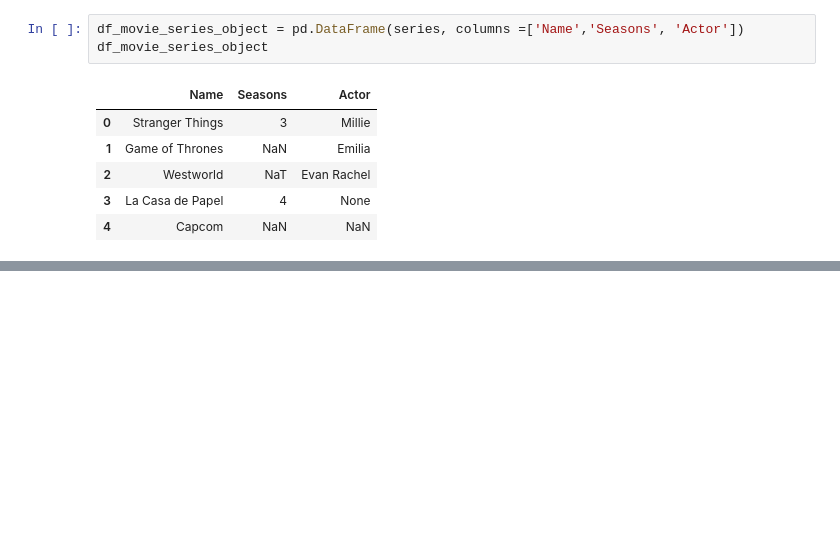
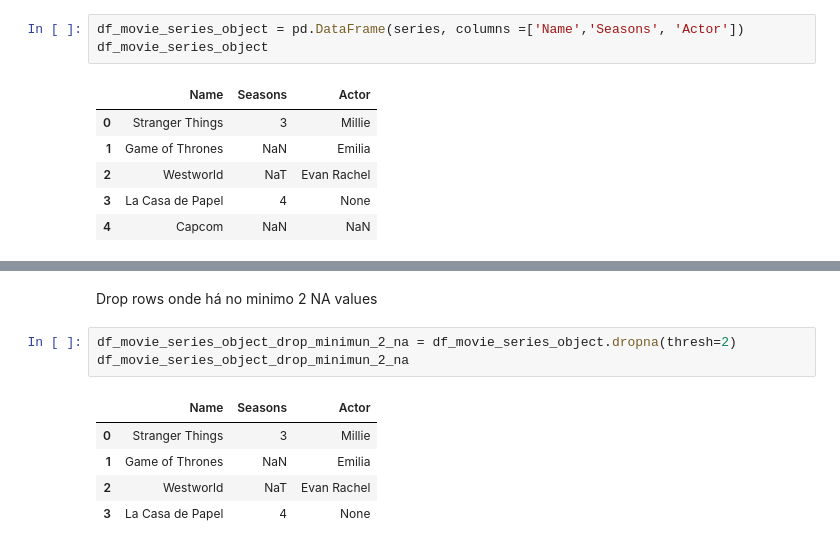
Before and after one commit to rodrigoluciano/r-d_ciencia_e_analise_de_dados, a Jupyter notebook: DataScience.ipynb, the cells around one changed output, grey strips where cells are left out. Drawn from its saved outputs; the diff is of its cells as text; blank space fills up the shorter version.

```diff
--- a/DataScience.ipynb
+++ b/DataScience.ipynb
@@ -267,0 +297,11 @@ df_movie_series_object
+# %% [markdown]
+Drop rows onde há no minimo 2 NA values
+# %%
+df_movie_series_object_drop_minimun_2_na = df_movie_series_object.dropna(thresh=2)
+df_movie_series_object_drop_minimun_2_na
+# %% [output]
+|  | Name | Seasons | Actor |
+| 0 | Stranger Things | 3 | Millie |
+| 1 | Game of Thrones | NaN | Emilia |
+| 2 | Westworld | NaT | Evan Rachel |
+| 3 | La Casa de Papel | 4 | None |
```
Also changed, not shown: parts of 8 cells of this notebook.
